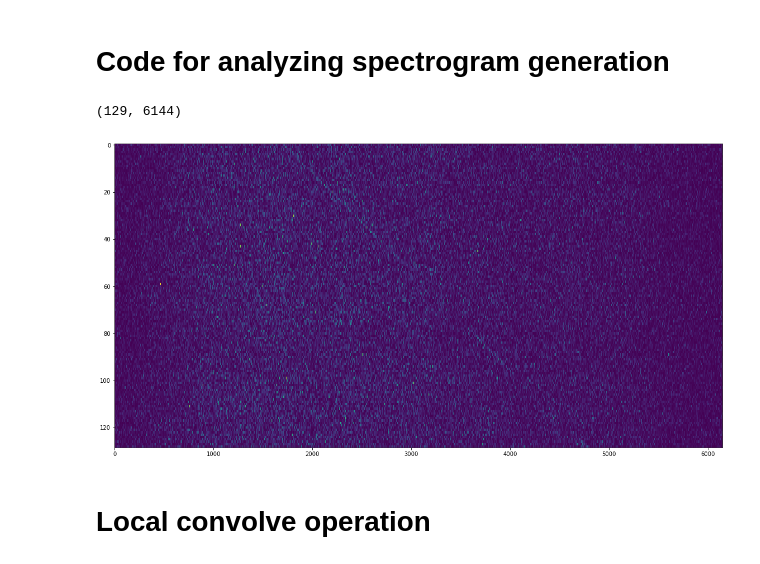
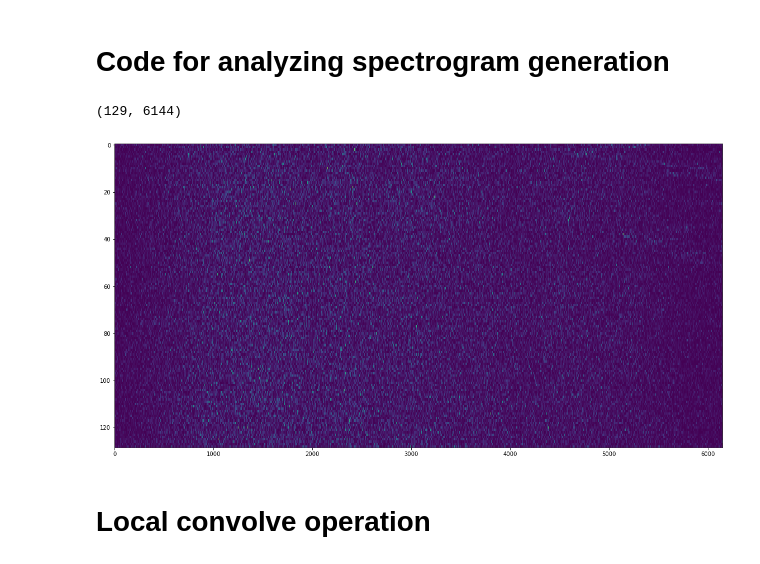
Before and after one commit to akashmjn/cs341-ibm-seti, a Jupyter notebook: Marc/data-fetch-explore-marc.ipynb, the cells around one changed output. Drawn from its saved outputs; the diff is of its cells as text; code cells hidden in the pictures.

Commit message:
Updating data-fetch-explore

```diff
--- a/Marc/data-fetch-explore-marc.ipynb
+++ b/Marc/data-fetch-explore-marc.ipynb
@@ -62,7 +227,8 @@ container = 'simsignals'
 #squiggle
 #fname = '002193db-6f0e-4e2a-a7a4-6fc038a1b2a7.dat'
 #squiggle
-fname = '00187356-1b8e-48e2-a2e9-b3983983d2f1.dat'
+fname = '4e9eb559-24ee-4f26-a054-1cc028399f81.dat'
+#fname = '00187356-1b8e-48e2-a2e9-b3983983d2f1.dat'
 #fname = '018872a6-b7f3-4ed9-bcfc-263a6249f2d2.dat'
 #fname =  '019d208b-9d42-42c0-be7f-62c7d932b01e.dat'
 #fname =  '01e07abb-c752-43e9-8938-e58b8af894dd.dat'
@@ -103,37 +269,37 @@ fname = '00187356-1b8e-48e2-a2e9-b3983983d2f1.dat'
 #fname =  '01de87c2-13b0-4856-825f-bd534703029d.dat'
 #fname =  '01e52d66-a38a-4905-9683-80ef74b783ad.dat'
 #fname =  '01ee3353-f090-4b97-ad2f-a4c13970951f.dat'
 #fname =  '01fbd2d9-3b39-4b33-8a47-955cf35717d9.dat'
 #fname =  '0209918f-571a-43ad-8307-004380e6e138.dat'
-fname =  '0235701e-791c-46ed-a6e9-e090a7b7bf2c.dat'
+#fname =  '0235701e-791c-46ed-a6e9-e090a7b7bf2c.dat'
 #fname =  '0237063d-3f64-4bd5-91f6-02f3bcf1353f.dat'
 # squiggle squared pulse narrow band
 #fname =   '0176c146-6ff2-4742-aa07-b4a6bdd67876.dat'
 #fname =    '01a407c6-574a-4fd0-9c37-ad56bb3483d1.dat'
 #fname =    '01c9fb1d-3415-48dd-85f2-1c908449be64.dat'
 #fname =    '01ca1408-fea8-4320-b6cf-bd1dbcc22c31.dat'
 #fname =    '01f1100a-b8d6-49d9-bef3-ce6554f27af6.dat'
 #fname =    '01fd8c46-2959-45c5-8fa1-827070586dd1.dat'
 #fname =    '0207a7b4-4534-44cf-85f2-fa6fdaeb6033.dat'
 #fname =    '0213c6d2-8642-4e80-ae4c-d3b690b753fc.dat'
 #fname =    '02b54754-fe5a-4f73-a92c-05925a796b7a.dat'
 #fname =    '02dd60ac-adfc-4cb4-a161-8e80d565966f.dat'
 
 r1 = requests.get('{}/{}/{}'.format(base_url, container, fname))
 aca1 = ibmseti.compamp.SimCompamp(r1.content)
 spec1 = aca1.get_spectrogram()
 print(spec1.shape)
 #normalizing
-spec1 = spec1/np.linalg.norm(spec1)
+#spec1 = spec1/np.linalg.norm(spec1)
 %matplotlib inline
 fig, ax = plt.subplots(figsize=(20, 10))
 ax.imshow((spec1), aspect = 0.5*float(spec1.shape[1]) / spec1.shape[0],cmap="viridis")
-specPath = 'data/marcTrial/'
+specPath = '../data/marcTrial/'
 pltType = '_sourcePlot'
 plt.savefig("{}{}{}.png".format(specPath,fname,pltType))
 # %% [output]
 (129, 6144)
-[figure, old version]
+[figure, new version]
 # %% [markdown]
 # Local convolve operation
 # %%
```
Also changed, not shown: parts of 11 cells of this notebook.
